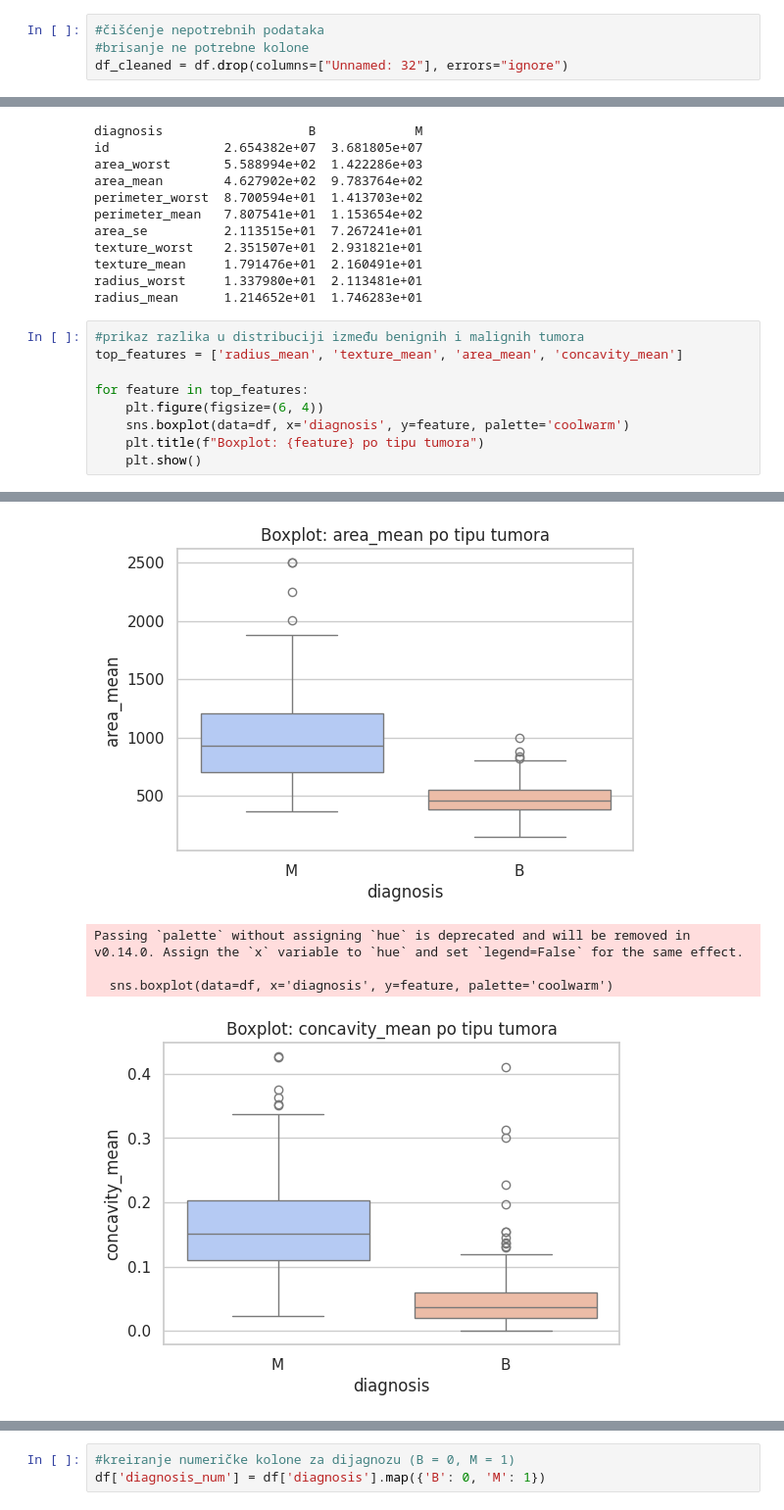
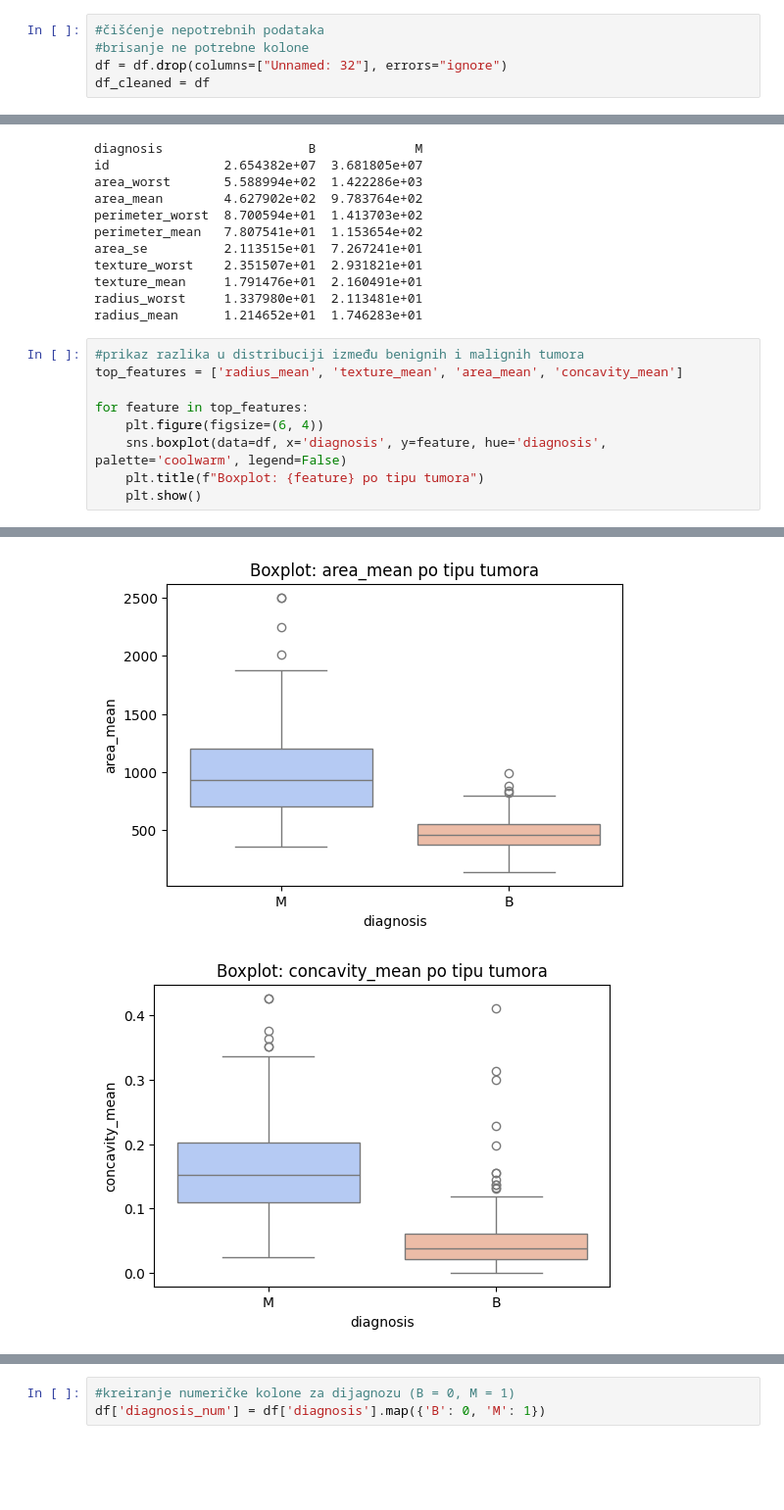
Before and after one commit to tamarajovicic1/Data-Science-Masters, a Jupyter notebook: breast-cancer-analysis/breast_cancer_analysis.ipynb, the cells around one changed output, grey strips where cells are left out. Shown at 98% size. Saved outputs shown, nothing was run; the diff lists cells and outputs as text; blank space fills up the shorter version.

Commit message:
Fix deprecation warnings and drop empty column

```diff
--- a/breast-cancer-analysis/breast_cancer_analysis.ipynb
+++ b/breast-cancer-analysis/breast_cancer_analysis.ipynb
@@ -51,7 +51,8 @@ df.head()
 # %%
 #čišćenje nepotrebnih podataka
 #brisanje ne potrebne kolone
-df_cleaned = df.drop(columns=["Unnamed: 32"], errors="ignore")
+df = df.drop(columns=["Unnamed: 32"], errors="ignore")
+df_cleaned = df
 # %%
 #uklanjanje suvišnih razmaka u svim tekstualnim kolonama
 df = df.apply(lambda x: x.str.strip() if x.dtype == "object" else x)
@@ -144,7 +145,7 @@ top_features = ['radius_mean', 'texture_mean', 'area_mean', 'concavity_mean']
 
 for feature in top_features:
     plt.figure(figsize=(6, 4))
-    sns.boxplot(data=df, x='diagnosis', y=feature, palette='coolwarm')
+    sns.boxplot(data=df, x='diagnosis', y=feature, hue='diagnosis', palette='coolwarm', legend=False)
     plt.title(f"Boxplot: {feature} po tipu tumora")
     plt.show()
 # %% [output]
@@ -162,8 +154,5 @@ Passing `palette` without assigning `hue` is deprecated and will be removed in v
-[figure, old version]
+[figure, new version]
-Passing `palette` without assigning `hue` is deprecated and will be removed in v0.14.0. Assign the `x` variable to `hue` and set `legend=False` for the same effect.
-
-  sns.boxplot(data=df, x='diagnosis', y=feature, palette='coolwarm')
-[figure, old version]
+[figure, new version]
 # %%
 #korelaciona matrica - heatmap
 plt.figure(figsize=(8,6))
```
Also changed, not shown: parts of 9 cells of this notebook.
